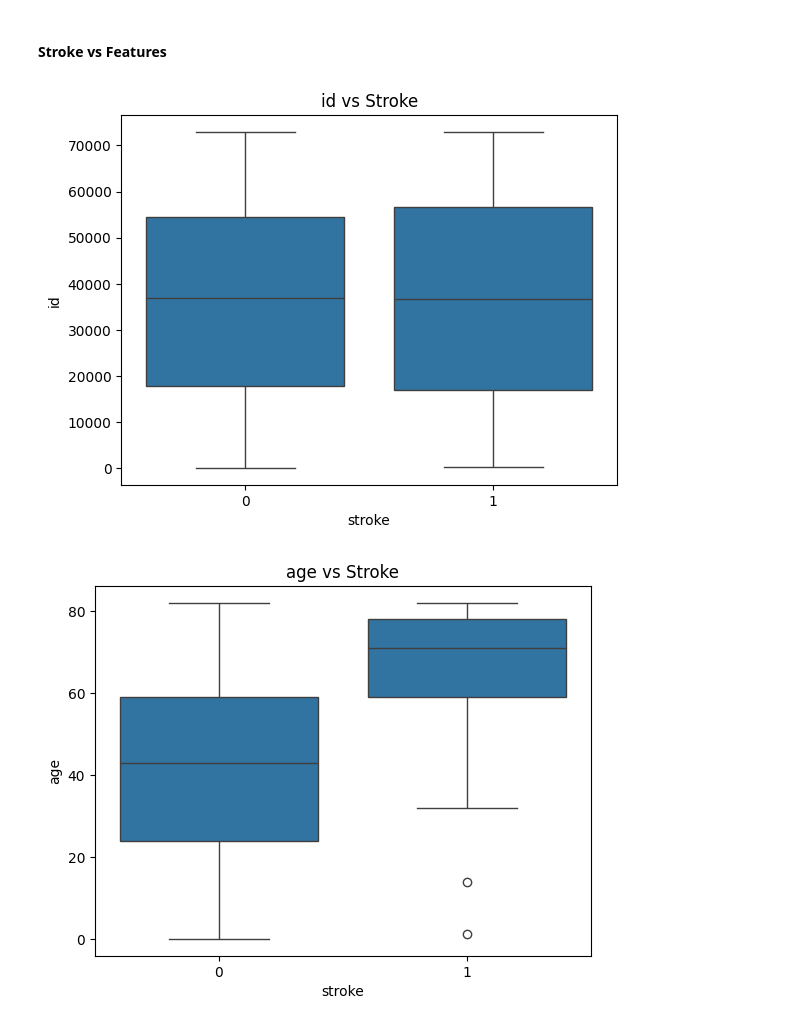
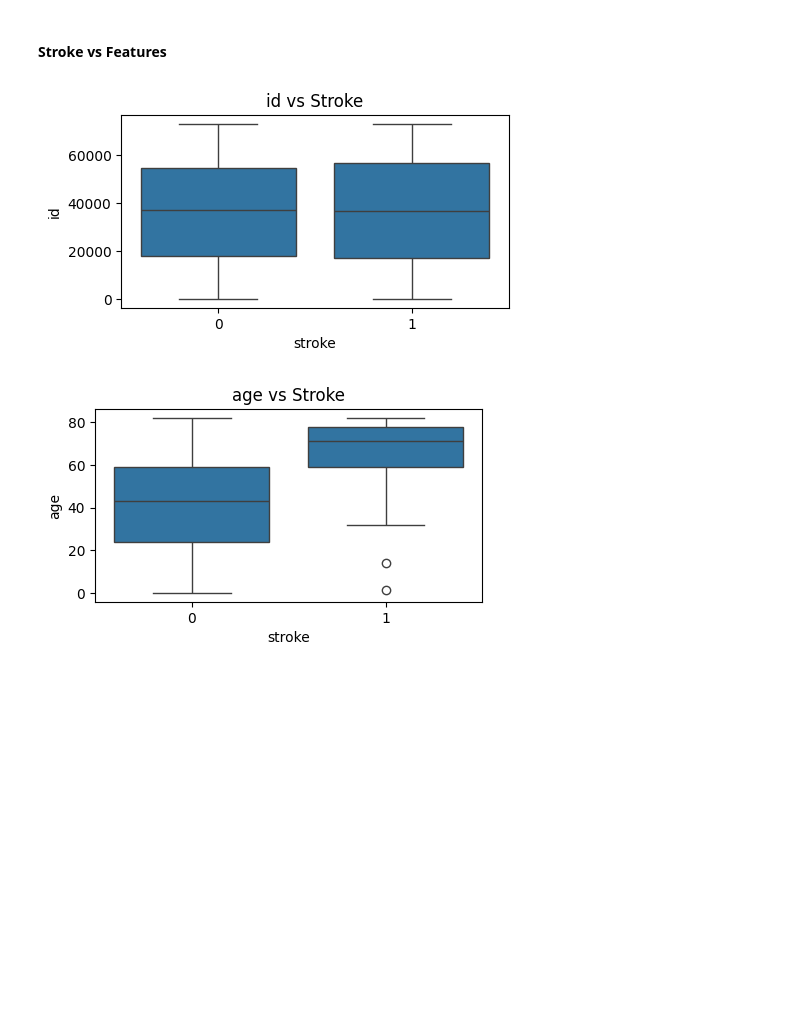
Before and after one commit to Alhamza-Mohamed/Machine-Learning, a Jupyter notebook: Stroke/Stroke_data_exploration.ipynb, the cells around one changed output. Drawn from its saved outputs; the diff is of its cells as text; code cells hidden in the pictures; blank space fills up the shorter version.

```diff
--- a/Stroke/Stroke_data_exploration.ipynb
+++ b/Stroke/Stroke_data_exploration.ipynb
@@ -327,6 +327,7 @@ smokes              789
 Name: count, dtype: int64
 # %%
 for col in categorical_cols:
+    plt.figure(figsize=(4, 2))
     sns.countplot(data=data, x=col)
     plt.xticks(rotation=45)
     plt.title(f"Distribution of {col}")
@@ -369,9 +370,10 @@ sns.heatmap(corr, mask=mask, cmap=cmap, vmax=.3, center=0,
 #### Stroke vs Features
 # %%
 for col in numeric_cols:
+    plt.figure(figsize=(5, 2.5))
     sns.boxplot(x='stroke', y=col, data=data)
     plt.title(f"{col} vs Stroke")
     plt.show()
 # %% [output]
-[figure, old version]
+[figure, new version]
-[figure, old version]
+[figure, new version]
```
Also changed, not shown: parts of 2 cells of this notebook.
